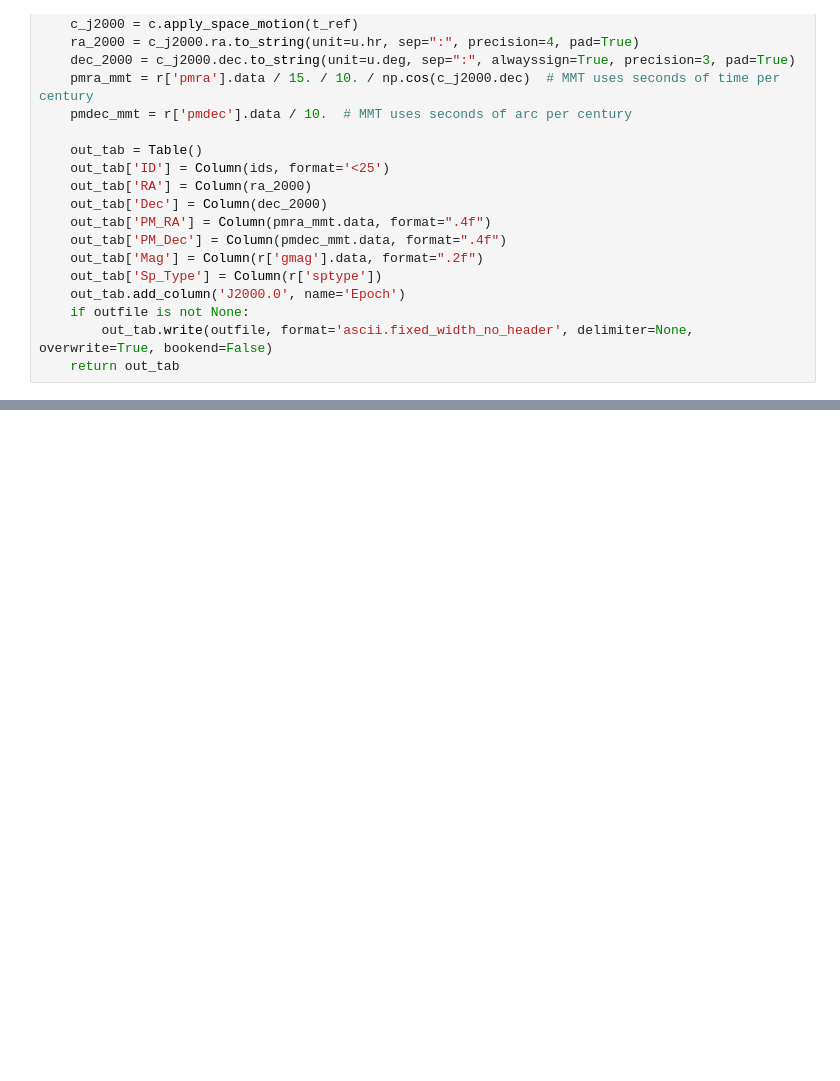
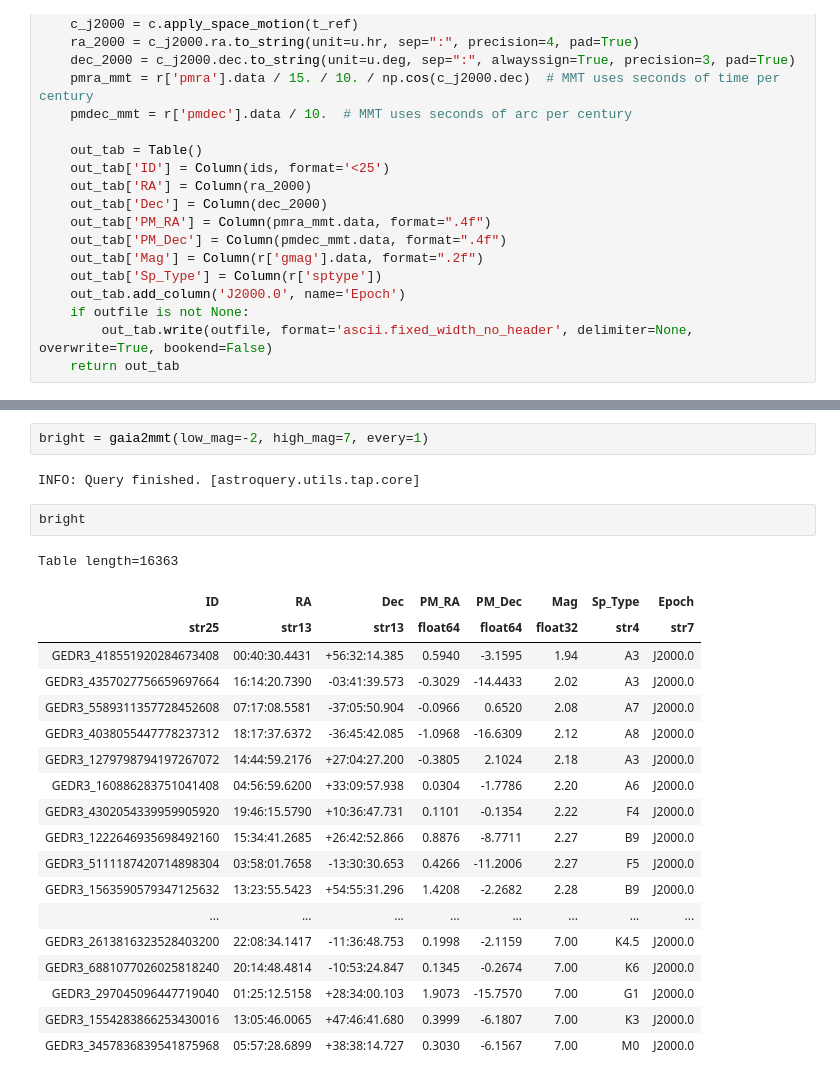
Before and after one commit to MMTObservatory/master_catalogs, a Jupyter notebook: notebooks/gaia.ipynb, the cells around one changed output, grey strips where cells are left out. Cells and saved outputs as stored; diff of their text form; blank space fills up the shorter version.

```diff
--- a/notebooks/gaia.ipynb
+++ b/notebooks/gaia.ipynb
@@ -137,0 +94,26 @@ Table length=17617
+# %%
+bright = gaia2mmt(low_mag=-2, high_mag=7, every=1)
+# %% [output]
+INFO: Query finished. [astroquery.utils.tap.core]
+# %%
+bright
+# %% [output]
+Table length=16363
+| ID | RA | Dec | PM_RA | PM_Dec | Mag | Sp_Type | Epoch |
+| str25 | str13 | str13 | float64 | float64 | float32 | str4 | str7 |
+| GEDR3_418551920284673408 | 00:40:30.4431 | +56:32:14.385 | 0.5940 | -3.1595 | 1.94 | A3 | J2000.0 |
+| GEDR3_4357027756659697664 | 16:14:20.7390 | -03:41:39.573 | -0.3029 | -14.4433 | 2.02 | A3 | J2000.0 |
+| GEDR3_5589311357728452608 | 07:17:08.5581 | -37:05:50.904 | -0.0966 | 0.6520 | 2.08 | A7 | J2000.0 |
+| GEDR3_4038055447778237312 | 18:17:37.6372 | -36:45:42.085 | -1.0968 | -16.6309 | 2.12 | A8 | J2000.0 |
+| GEDR3_1279798794197267072 | 14:44:59.2176 | +27:04:27.200 | -0.3805 | 2.1024 | 2.18 | A3 | J2000.0 |
+| GEDR3_160886283751041408 | 04:56:59.6200 | +33:09:57.938 | 0.0304 | -1.7786 | 2.20 | A6 | J2000.0 |
+| GEDR3_4302054339959905920 | 19:46:15.5790 | +10:36:47.731 | 0.1101 | -0.1354 | 2.22 | F4 | J2000.0 |
+| GEDR3_1222646935698492160 | 15:34:41.2685 | +26:42:52.866 | 0.8876 | -8.7711 | 2.27 | B9 | J2000.0 |
+| GEDR3_5111187420714898304 | 03:58:01.7658 | -13:30:30.653 | 0.4266 | -11.2006 | 2.27 | F5 | J2000.0 |
+| GEDR3_1563590579347125632 | 13:23:55.5423 | +54:55:31.296 | 1.4208 | -2.2682 | 2.28 | B9 | J2000.0 |
+| ... | ... | ... | ... | ... | ... | ... | ... |
+| GEDR3_2613816323528403200 | 22:08:34.1417 | -11:36:48.753 | 0.1998 | -2.1159 | 7.00 | K4.5 | J2000.0 |
+| GEDR3_6881077026025818240 | 20:14:48.4814 | -10:53:24.847 | 0.1345 | -0.2674 | 7.00 | K6 | J2000.0 |
+| GEDR3_297045096447719040 | 01:25:12.5158 | +28:34:00.103 | 1.9073 | -15.7570 | 7.00 | G1 | J2000.0 |
+| GEDR3_1554283866253430016 | 13:05:46.0065 | +47:46:41.680 | 0.3999 | -6.1807 | 7.00 | K3 | J2000.0 |
+| GEDR3_3457836839541875968 | 05:57:28.6899 | +38:38:14.727 | 0.3030 | -6.1567 | 7.00 | M0 | J2000.0 |
```
Also changed, not shown: parts of 6 cells of this notebook, 1 other file.
